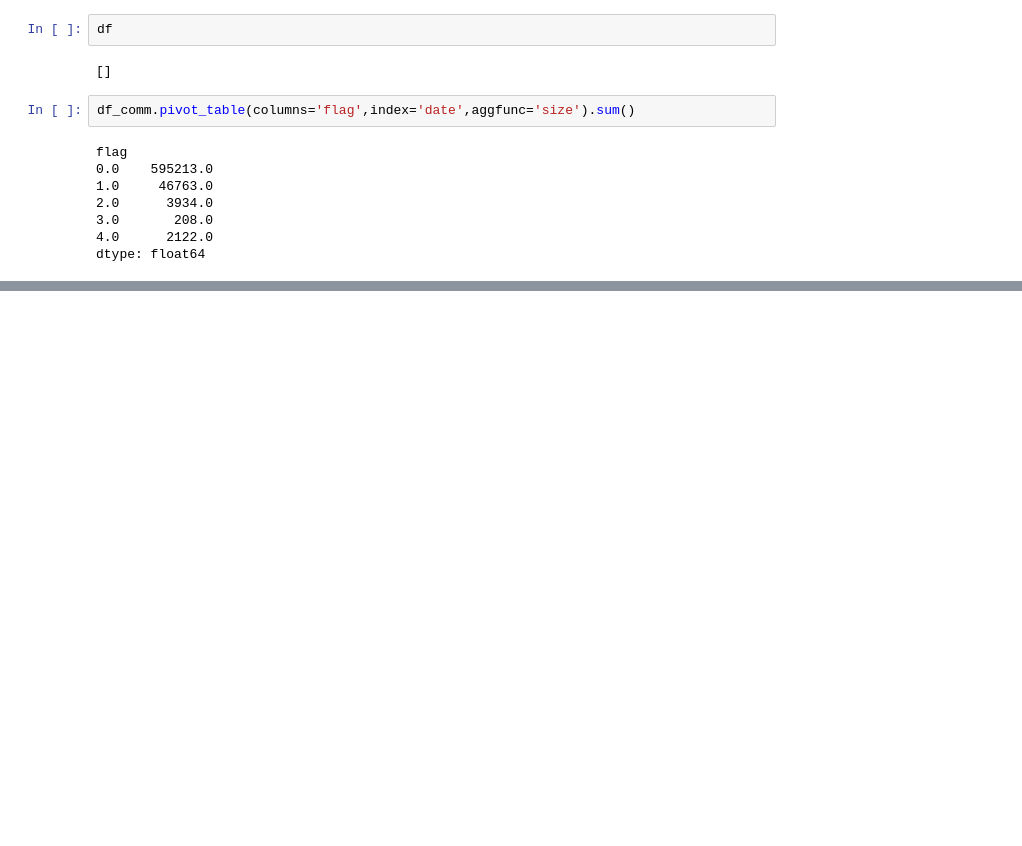
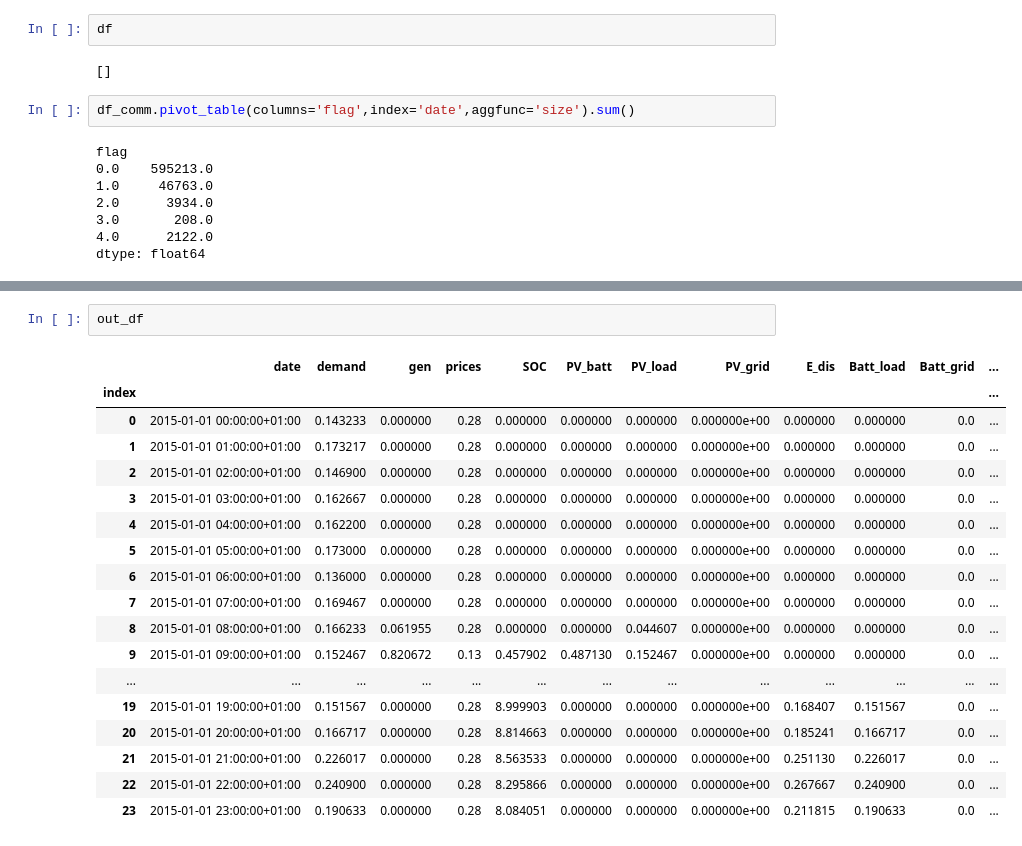
Before and after one commit to alefunxo/Solar_communities, a Jupyter notebook: Untitled.ipynb, the cells around one changed output, grey strips where cells are left out. Cells and saved outputs as stored; diff of their text form; blank space fills up the shorter version.

```diff
--- a/Untitled.ipynb
+++ b/Untitled.ipynb
@@ -581,0 +678,21 @@ dtype: float64
+# %%
+out_df
+# %% [output]
+|  | date | demand | gen | prices | SOC | PV_batt | PV_load | PV_grid | E_dis | Batt_load | Batt_grid | ... |
+| index |  |  |  |  |  |  |  |  |  |  |  | ... |
+| 0 | 2015-01-01 00:00:00+01:00 | 0.143233 | 0.000000 | 0.28 | 0.000000 | 0.000000 | 0.000000 | 0.000000e+00 | 0.000000 | 0.000000 | 0.0 | ... |
+| 1 | 2015-01-01 01:00:00+01:00 | 0.173217 | 0.000000 | 0.28 | 0.000000 | 0.000000 | 0.000000 | 0.000000e+00 | 0.000000 | 0.000000 | 0.0 | ... |
+| 2 | 2015-01-01 02:00:00+01:00 | 0.146900 | 0.000000 | 0.28 | 0.000000 | 0.000000 | 0.000000 | 0.000000e+00 | 0.000000 | 0.000000 | 0.0 | ... |
+| 3 | 2015-01-01 03:00:00+01:00 | 0.162667 | 0.000000 | 0.28 | 0.000000 | 0.000000 | 0.000000 | 0.000000e+00 | 0.000000 | 0.000000 | 0.0 | ... |
+| 4 | 2015-01-01 04:00:00+01:00 | 0.162200 | 0.000000 | 0.28 | 0.000000 | 0.000000 | 0.000000 | 0.000000e+00 | 0.000000 | 0.000000 | 0.0 | ... |
+| 5 | 2015-01-01 05:00:00+01:00 | 0.173000 | 0.000000 | 0.28 | 0.000000 | 0.000000 | 0.000000 | 0.000000e+00 | 0.000000 | 0.000000 | 0.0 | ... |
+| 6 | 2015-01-01 06:00:00+01:00 | 0.136000 | 0.000000 | 0.28 | 0.000000 | 0.000000 | 0.000000 | 0.000000e+00 | 0.000000 | 0.000000 | 0.0 | ... |
+| 7 | 2015-01-01 07:00:00+01:00 | 0.169467 | 0.000000 | 0.28 | 0.000000 | 0.000000 | 0.000000 | 0.000000e+00 | 0.000000 | 0.000000 | 0.0 | ... |
+| 8 | 2015-01-01 08:00:00+01:00 | 0.166233 | 0.061955 | 0.28 | 0.000000 | 0.000000 | 0.044607 | 0.000000e+00 | 0.000000 | 0.000000 | 0.0 | ... |
+| 9 | 2015-01-01 09:00:00+01:00 | 0.152467 | 0.820672 | 0.13 | 0.457902 | 0.487130 | 0.152467 | 0.000000e+00 | 0.000000 | 0.000000 | 0.0 | ... |
+| ... | ... | ... | ... | ... | ... | ... | ... | ... | ... | ... | ... | ... |
+| 19 | 2015-01-01 19:00:00+01:00 | 0.151567 | 0.000000 | 0.28 | 8.999903 | 0.000000 | 0.000000 | 0.000000e+00 | 0.168407 | 0.151567 | 0.0 | ... |
+| 20 | 2015-01-01 20:00:00+01:00 | 0.166717 | 0.000000 | 0.28 | 8.814663 | 0.000000 | 0.000000 | 0.000000e+00 | 0.185241 | 0.166717 | 0.0 | ... |
+| 21 | 2015-01-01 21:00:00+01:00 | 0.226017 | 0.000000 | 0.28 | 8.563533 | 0.000000 | 0.000000 | 0.000000e+00 | 0.251130 | 0.226017 | 0.0 | ... |
+| 22 | 2015-01-01 22:00:00+01:00 | 0.240900 | 0.000000 | 0.28 | 8.295866 | 0.000000 | 0.000000 | 0.000000e+00 | 0.267667 | 0.240900 | 0.0 | ... |
+| 23 | 2015-01-01 23:00:00+01:00 | 0.190633 | 0.000000 | 0.28 | 8.084051 | 0.000000 | 0.000000 | 0.000000e+00 | 0.211815 | 0.190633 | 0.0 | ... |
```
Also changed, not shown: parts of 20 cells of this notebook, 2 other files.
